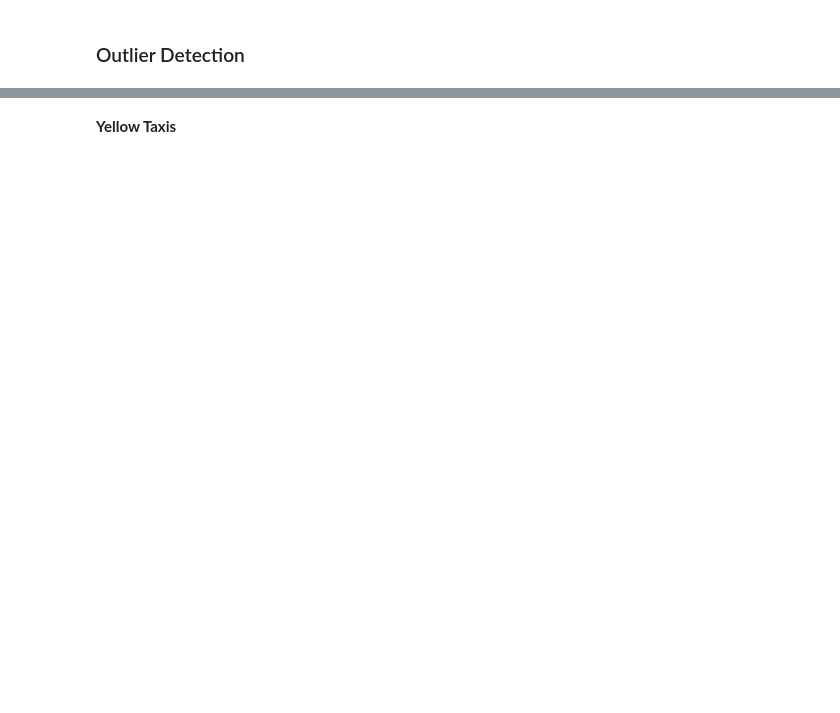
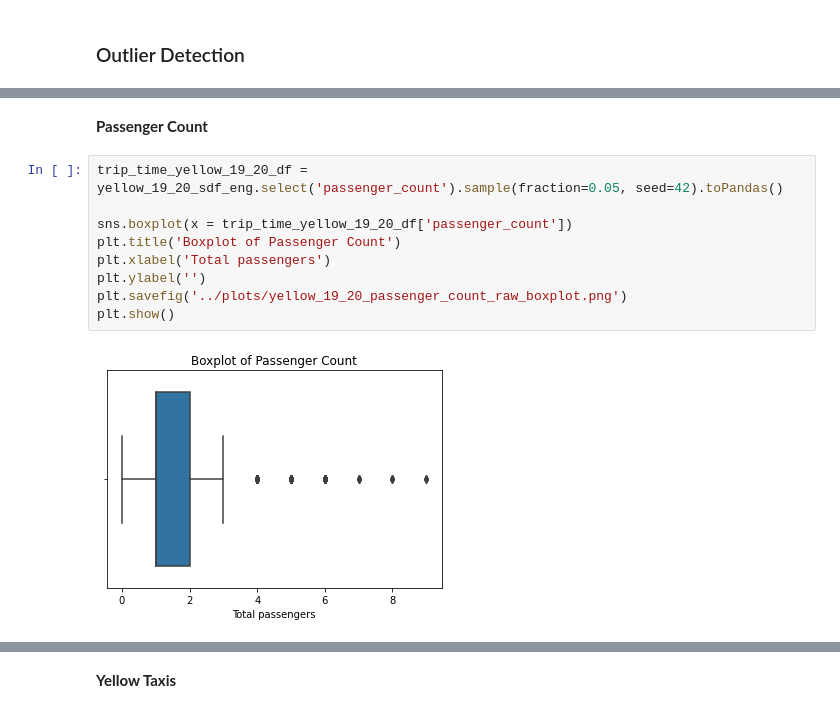
Before and after one commit to MAST30034-Applied-Data-Science/nyc-yellowtaxi-project-kelmanchen, a Jupyter notebook: scripts/preprocessing.ipynb, the cells around one changed output, grey strips where cells are left out. Cells and saved outputs as stored; diff of their text form; blank space fills up the shorter version.

```diff
--- a/scripts/preprocessing.ipynb
+++ b/scripts/preprocessing.ipynb
@@ -178,0 +141,13 @@ location_id_clean_mask = (((F.col('PULocationID') >= 1) & (F.col('PULocationID')
+# %% [markdown]
+**Passenger Count**
+# %%
+trip_time_yellow_19_20_df = yellow_19_20_sdf_eng.select('passenger_count').sample(fraction=0.05, seed=42).toPandas()
+
+sns.boxplot(x = trip_time_yellow_19_20_df['passenger_count'])
+plt.title('Boxplot of Passenger Count')
+plt.xlabel('Total passengers')
+plt.ylabel('')
+plt.savefig('../plots/yellow_19_20_passenger_count_raw_boxplot.png')
+plt.show()
+# %% [output]
+[figure, added]
```
Also changed, not shown: parts of 31 cells of this notebook, 6 other files.
